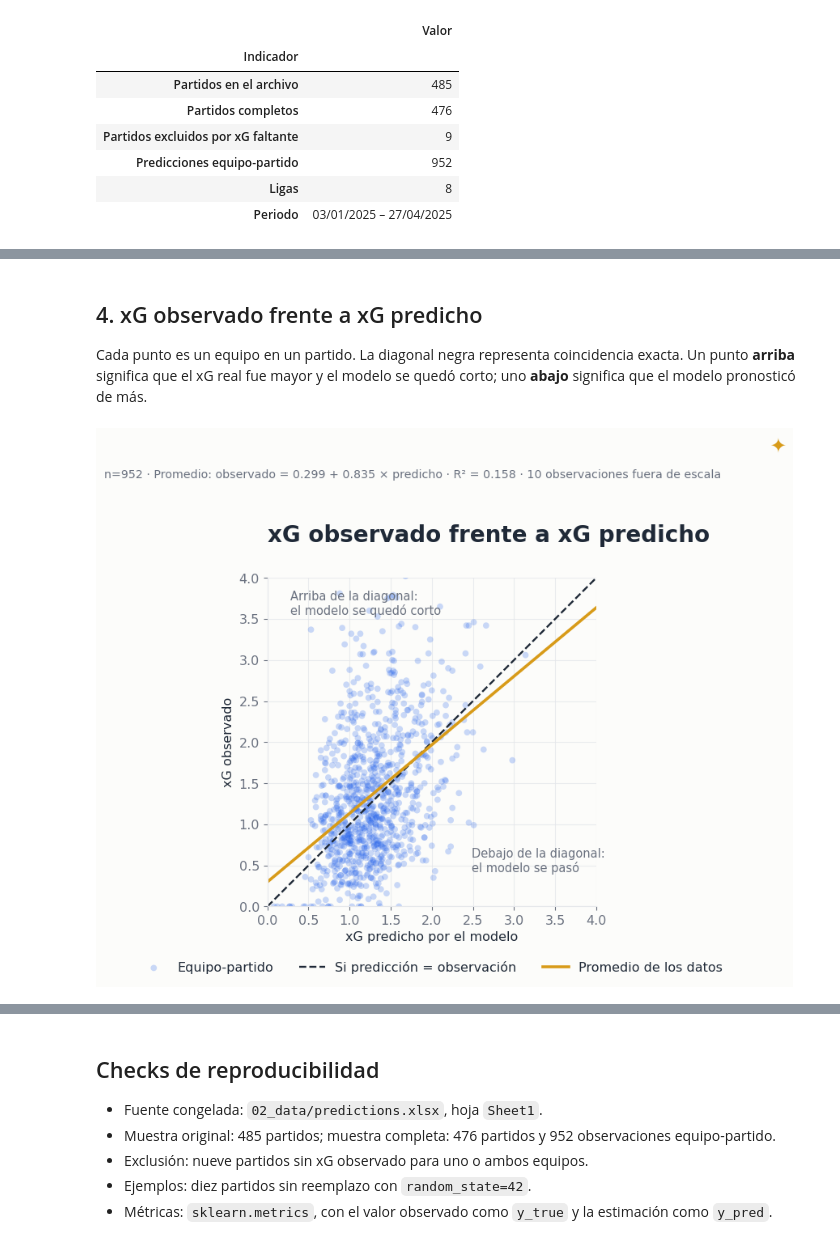
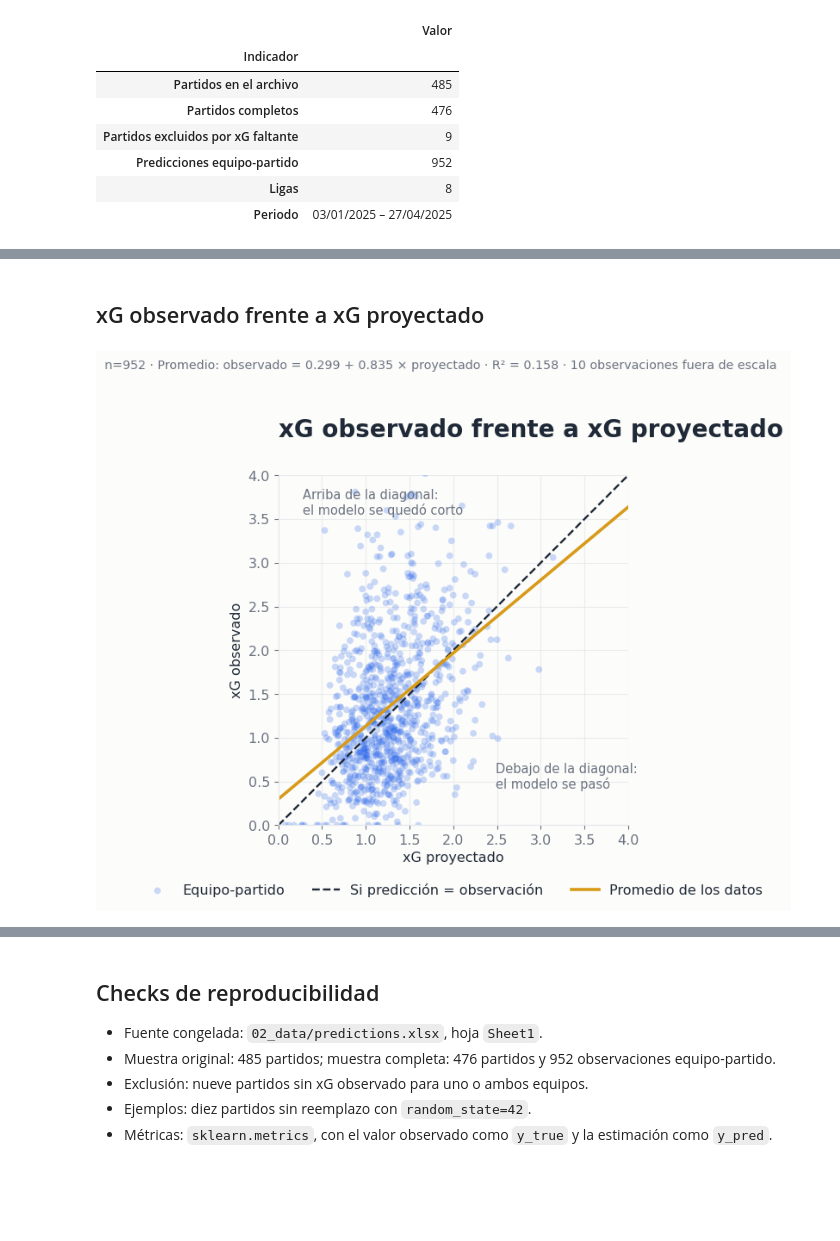
Before and after one commit to venomio5/data-analytics-portfolio, a Jupyter notebook: modelo-prediccion-futbol/05_results/01_xg_analysis.ipynb, the cells around one changed output, grey strips where cells are left out. Cells and saved outputs as stored; diff of their text form; code cells hidden in the pictures; blank space fills up the shorter version.

```diff
--- a/modelo-prediccion-futbol/05_results/01_xg_analysis.ipynb
+++ b/modelo-prediccion-futbol/05_results/01_xg_analysis.ipynb
@@ -52,9 +48,8 @@ def clean_axes(ax, grid_axis="y", keep_left=True, keep_bottom=True):
     ax.set_axisbelow(True)
 
 
-def finish_chart(fig, subtitle, y=0.93):
+def finish_chart(fig, subtitle, y=0.90):
     fig.text(0.06, y, subtitle, fontsize=10.3, color=MUTED, ha="left")
-    fig.text(0.975, 0.975, "✦", fontsize=17, color=GOLD, ha="right", va="top")
 
 
 data_candidates = [Path("../02_data"), Path("02_data")]
@@ -192,9 +173,9 @@ def regression_metrics(observed, estimated):
 
 
 metric_specs = [
-    ("Modelo → xG", team_observations["observed_xg"], team_observations["predicted_xg"]),
-    ("Modelo → goles", team_observations["observed_goals"], team_observations["predicted_xg"]),
-    ("xG → goles", team_observations["observed_goals"], team_observations["observed_xg"]),
+    ("xG Proyectados → xG Observados", team_observations["observed_xg"], team_observations["predicted_xg"]),
+    ("xG Proyectados → Goles", team_observations["observed_goals"], team_observations["predicted_xg"]),
+    ("xG Observados → Goles", team_observations["observed_goals"], team_observations["observed_xg"]),
 ]
 
 metrics = pd.DataFrame(
@@ -291,40 +270,38 @@ La varianza explicada se muestra aparte: **15.8%** para modelo–xG, **7.2%** pa
 # %% [markdown]
-## 4. xG observado frente a xG predicho
-
-Cada punto es un equipo en un partido. La diagonal negra representa coincidencia exacta. Un punto **arriba** significa que el xG real fue mayor y el modelo se quedó corto; uno **abajo** significa que el modelo pronosticó de más.
+## xG observado frente a xG proyectado
 # %%
 predicted_xg = team_observations["predicted_xg"].to_numpy()
 observed_xg = team_observations["observed_xg"].to_numpy()
 xg_slope, xg_intercept = np.polyfit(predicted_xg, observed_xg, 1)
-xg_r2 = metrics.loc["Modelo → xG", "R²"]
+xg_r2 = metrics.loc["xG Proyectados → xG Observados", "R²"]
 
 axis_limit = 4.0
 out_of_view = int(((predicted_xg > axis_limit) | (observed_xg > axis_limit)).sum())
 fit_x = np.linspace(0, axis_limit, 200)
 
 fig, ax = plt.subplots(figsize=(9.2, 8.0))
 ax.scatter(predicted_xg, observed_xg, s=31, color=BLUE, alpha=0.24, edgecolors="none", label="Equipo-partido")
 ax.plot([0, axis_limit], [0, axis_limit], color=INK, linestyle="--", linewidth=1.7, label="Si predicción = observación")
 ax.plot(fit_x, xg_intercept + xg_slope * fit_x, color=GOLD, linewidth=2.6, label="Promedio de los datos")
 
 ax.text(0.28, 3.55, "Arriba de la diagonal:\nel modelo se quedó corto", color=MUTED, fontsize=10.5)
 ax.text(2.48, 0.42, "Debajo de la diagonal:\nel modelo se pasó", color=MUTED, fontsize=10.5)
 
 ax.set_xlim(0, axis_limit)
 ax.set_ylim(0, axis_limit)
 ax.set_aspect("equal", adjustable="box")
-ax.set_xlabel("xG predicho por el modelo")
+ax.set_xlabel("xG proyectado")
 ax.set_ylabel("xG observado")
-ax.set_title("xG observado frente a xG predicho", loc="left", fontsize=20, pad=32)
+ax.set_title("xG observado frente a xG proyectado", loc="left", fontsize=20, pad=32)
 ax.legend(frameon=False, loc="upper center", bbox_to_anchor=(0.5, -0.13), ncol=3)
 clean_axes(ax, grid_axis="both")
 
 finish_chart(
     fig,
-    f"n={len(team_observations):,} · Promedio: observado = {xg_intercept:.3f} + {xg_slope:.3f} × predicho · R² = {xg_r2:.3f} · {out_of_view} observaciones fuera de escala",
+    f"n={len(team_observations):,} · Promedio: observado = {xg_intercept:.3f} + {xg_slope:.3f} × proyectado · R² = {xg_r2:.3f} · {out_of_view} observaciones fuera de escala",
     y=0.91,
 )
 plt.tight_layout(rect=(0, 0.08, 1, 0.86))
 plt.show()
 # %% [output]
-[figure, old version]
+[figure, new version]
```
Also changed, not shown: parts of 21 cells of this notebook, 3 other files.
